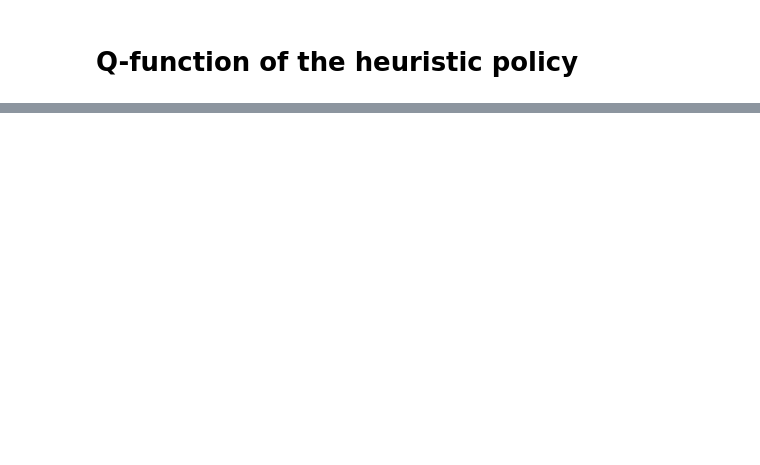
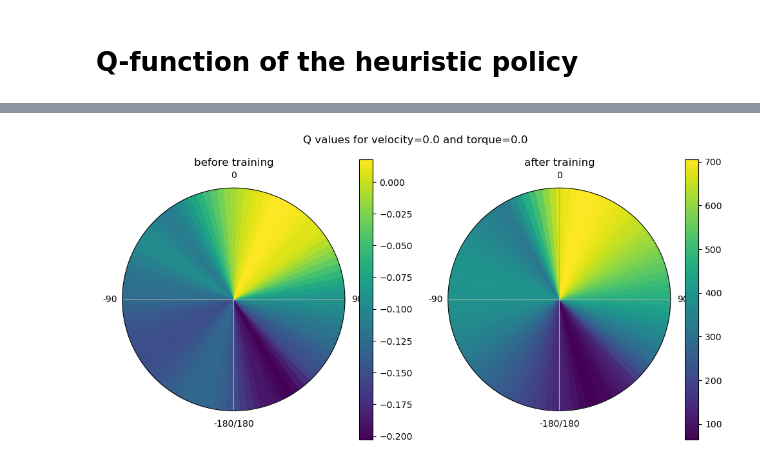
Before and after one commit to tudoroancea/cs_456_project, a Jupyter notebook: project.ipynb, the cells around one changed output, grey strips where cells are left out. Drawn from its saved outputs; the diff is of its cells as text; code cells hidden in the pictures; blank space fills up the shorter version.

```diff
--- a/project.ipynb
+++ b/project.ipynb
@@ -201,0 +461,15 @@ TypeError: Dimensions of C (100, 1) are incompatible with X (2) and/or Y (100);
+# %%
+velocity = 0.0
+torque = 0.0
+plt.figure(figsize=(10, 5))
+plt.subplot(1,2,1, projection="polar")
+plt.title("before training")
+polar_heatmap(qnetwork_before_training, velocity, torque)
+plt.subplot(1,2,2, projection="polar")
+polar_heatmap(qnetwork, velocity, torque)
+plt.title("after training")
+plt.suptitle(f"Q values for velocity={velocity} and torque={torque}")
+plt.tight_layout()
+plt.savefig("qvalues_heatmap.png", dpi=300)
+# %% [output]
+[figure, added]
```
Also changed, not shown: parts of 21 cells of this notebook, 1 other file.
